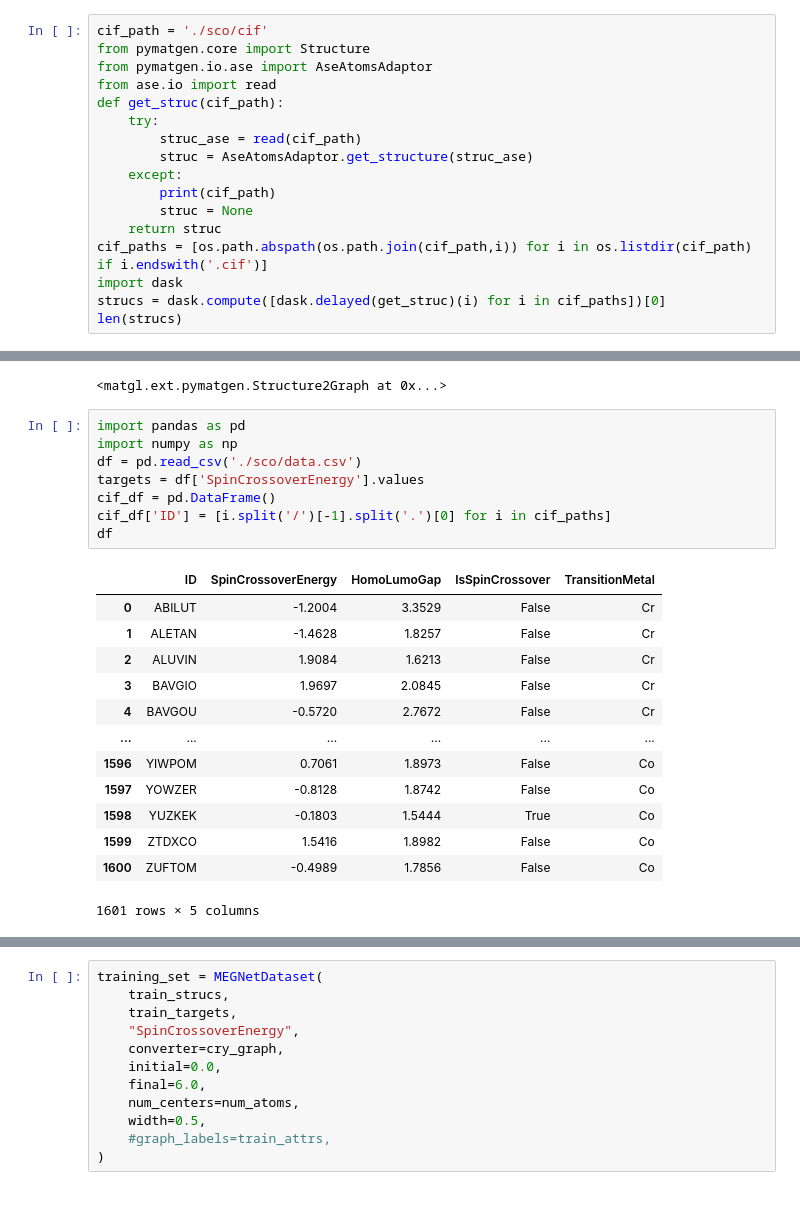
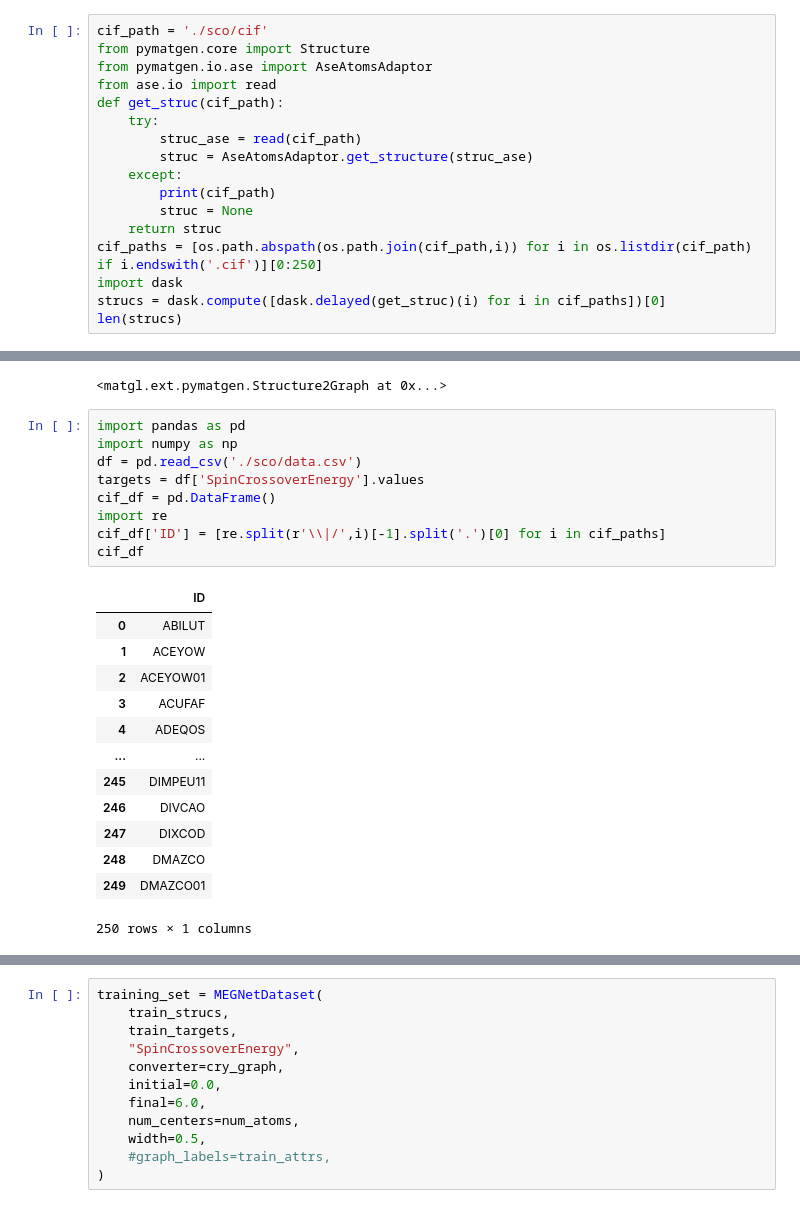
Before and after one commit to ericfonseca95/m2qm_ml, a Jupyter notebook: test_megnet.ipynb, the cells around one changed output, grey strips where cells are left out. Cells and saved outputs as stored; diff of their text form.

```diff
--- a/test_megnet.ipynb
+++ b/test_megnet.ipynb
@@ -38,7 +41,7 @@ def get_struc(cif_path):
         print(cif_path)
         struc = None
     return struc
-cif_paths = [os.path.abspath(os.path.join(cif_path,i)) for i in os.listdir(cif_path) if i.endswith('.cif')]
+cif_paths = [os.path.abspath(os.path.join(cif_path,i)) for i in os.listdir(cif_path) if i.endswith('.cif')][0:250]
 import dask
 strucs = dask.compute([dask.delayed(get_struc)(i) for i in cif_paths])[0]
 len(strucs)
@@ -73,25 +76,26 @@ cry_graph
 # %%
 import pandas as pd
 import numpy as np
 df = pd.read_csv('./sco/data.csv')
 targets = df['SpinCrossoverEnergy'].values
 cif_df = pd.DataFrame()
-cif_df['ID'] = [i.split('/')[-1].split('.')[0] for i in cif_paths]
-df
+import re
+cif_df['ID'] = [re.split(r'\\|/',i)[-1].split('.')[0] for i in cif_paths]
+cif_df
 # %% [output]
-|  | ID | SpinCrossoverEnergy | HomoLumoGap | IsSpinCrossover | TransitionMetal |
-| 0 | ABILUT | -1.2004 | 3.3529 | False | Cr |
-| 1 | ALETAN | -1.4628 | 1.8257 | False | Cr |
-| 2 | ALUVIN | 1.9084 | 1.6213 | False | Cr |
-| 3 | BAVGIO | 1.9697 | 2.0845 | False | Cr |
-| 4 | BAVGOU | -0.5720 | 2.7672 | False | Cr |
-| ... | ... | ... | ... | ... | ... |
-| 1596 | YIWPOM | 0.7061 | 1.8973 | False | Co |
-| 1597 | YOWZER | -0.8128 | 1.8742 | False | Co |
-| 1598 | YUZKEK | -0.1803 | 1.5444 | True | Co |
-| 1599 | ZTDXCO | 1.5416 | 1.8982 | False | Co |
-| 1600 | ZUFTOM | -0.4989 | 1.7856 | False | Co |
+|  | ID |
+| 0 | ABILUT |
+| 1 | ACEYOW |
+| 2 | ACEYOW01 |
+| 3 | ACUFAF |
+| 4 | ADEQOS |
+| ... | ... |
+| 245 | DIMPEU11 |
+| 246 | DIVCAO |
+| 247 | DIXCOD |
+| 248 | DMAZCO |
+| 249 | DMAZCO01 |
-1601 rows × 5 columns
+250 rows × 1 columns
 # %%
 
 df = pd.merge(cif_df, df, on='ID')
```
Also changed, not shown: parts of 18 cells of this notebook, 16 other files.
